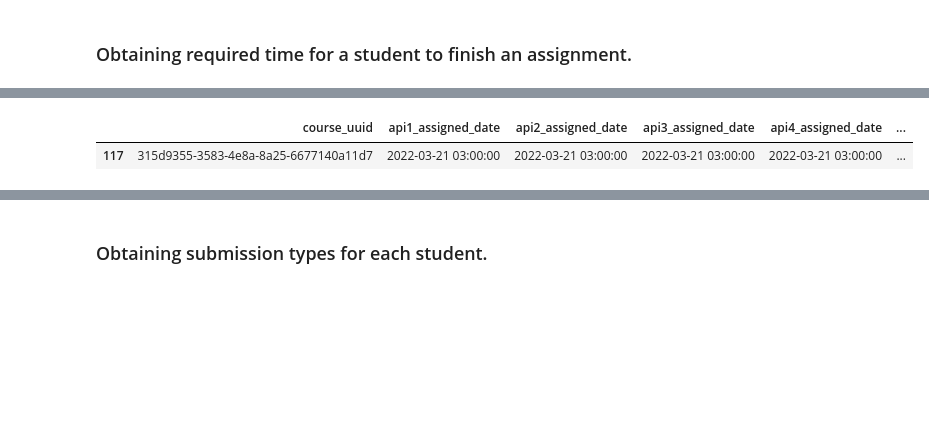
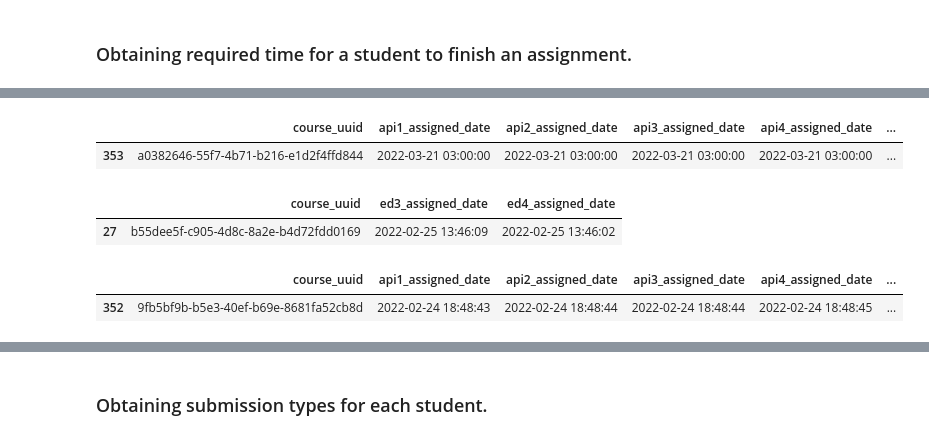
Before and after one commit to bautidea/course_approve_detection, a Jupyter notebook: notebok.ipynb, the cells around one changed output, grey strips where cells are left out. Cells and saved outputs as stored; diff of their text form; code cells hidden in the pictures; blank space fills up the shorter version.

```diff
--- a/notebok.ipynb
+++ b/notebok.ipynb
@@ -515,15 +531,36 @@ data.sample()
 # %%
 # First obtaining when each assignment is unlocked for each course.
 ass_unlock_df = student_df.groupby(['course_uuid', 'assigned_ass', 'ass_unlock_at']).size().reset_index()
 ass_unlock_df['assigned_ass'] = ass_unlock_df['assigned_ass'] + '_assigned_date'
 ass_unlock_df = ass_unlock_df.pivot(index='course_uuid', columns='assigned_ass', values='ass_unlock_at').reset_index().rename_axis(None,axis=1)
-ass_unlock_df.fillna(-1, inplace=True)
+
 ass_unlock_df.sample()
 # %% [output]
 |  | course_uuid | api1_assigned_date | api2_assigned_date | api3_assigned_date | api4_assigned_date | ... |
-| 117 | 315d9355-3583-4e8a-8a25-6677140a11d7 | 2022-03-21 03:00:00 | 2022-03-21 03:00:00 | 2022-03-21 03:00:00 | 2022-03-21 03:00:00 | ... |
+| 353 | a0382646-55f7-4b71-b216-e1d2f4ffd844 | 2022-03-21 03:00:00 | 2022-03-21 03:00:00 | 2022-03-21 03:00:00 | 2022-03-21 03:00:00 | ... |
 # %%
 # Since for ed3 and ed4 all values in 'ass_unlock_at' are nulls, im going to impute them using the column 'ass_created_at'
+ass_unlock_ed_df = student_df.groupby(['course_uuid', 'assigned_ass', 'ass_created_at']).size().reset_index()
+
+mask_ed3 = ass_unlock_ed_df['assigned_ass'] == 'ed3'
+mask_ed4 = ass_unlock_ed_df['assigned_ass'] == 'ed4'
+ass_unlock_ed_df = ass_unlock_ed_df[mask_ed3 | mask_ed4]
+ass_unlock_ed_df['assigned_ass'] = ass_unlock_ed_df['assigned_ass'] + '_assigned_date'
+
+ass_unlock_ed_df = ass_unlock_ed_df.pivot(index='course_uuid', columns='assigned_ass', values='ass_created_at').reset_index().rename_axis(None,axis=1)
+ass_unlock_ed_df.sample()
+# %% [output]
+|  | course_uuid | ed3_assigned_date | ed4_assigned_date |
+| 27 | b55dee5f-c905-4d8c-8a2e-b4d72fdd0169 | 2022-02-25 13:46:09 | 2022-02-25 13:46:02 |
+# %%
+# Merging courses assignments dates
+ass_unlock_df = ass_unlock_df.merge(ass_unlock_ed_df, how='left', on='course_uuid')
+
+
+ass_unlock_df.sample()
+# %% [output]
+|  | course_uuid | api1_assigned_date | api2_assigned_date | api3_assigned_date | api4_assigned_date | ... |
+| 352 | 9fb5bf9b-b5e3-40ef-b69e-8681fa52cb8d | 2022-02-24 18:48:43 | 2022-02-24 18:48:44 | 2022-02-24 18:48:44 | 2022-02-24 18:48:45 | ... |
 # %%
 # Obtaining the date each student delivered each assignment.
 ass_submitted_df = student_df.groupby(['index', 'submitted_ass'])['s_submitted_at'].first().reset_index()
```
Also changed, not shown: parts of 18 cells of this notebook.
